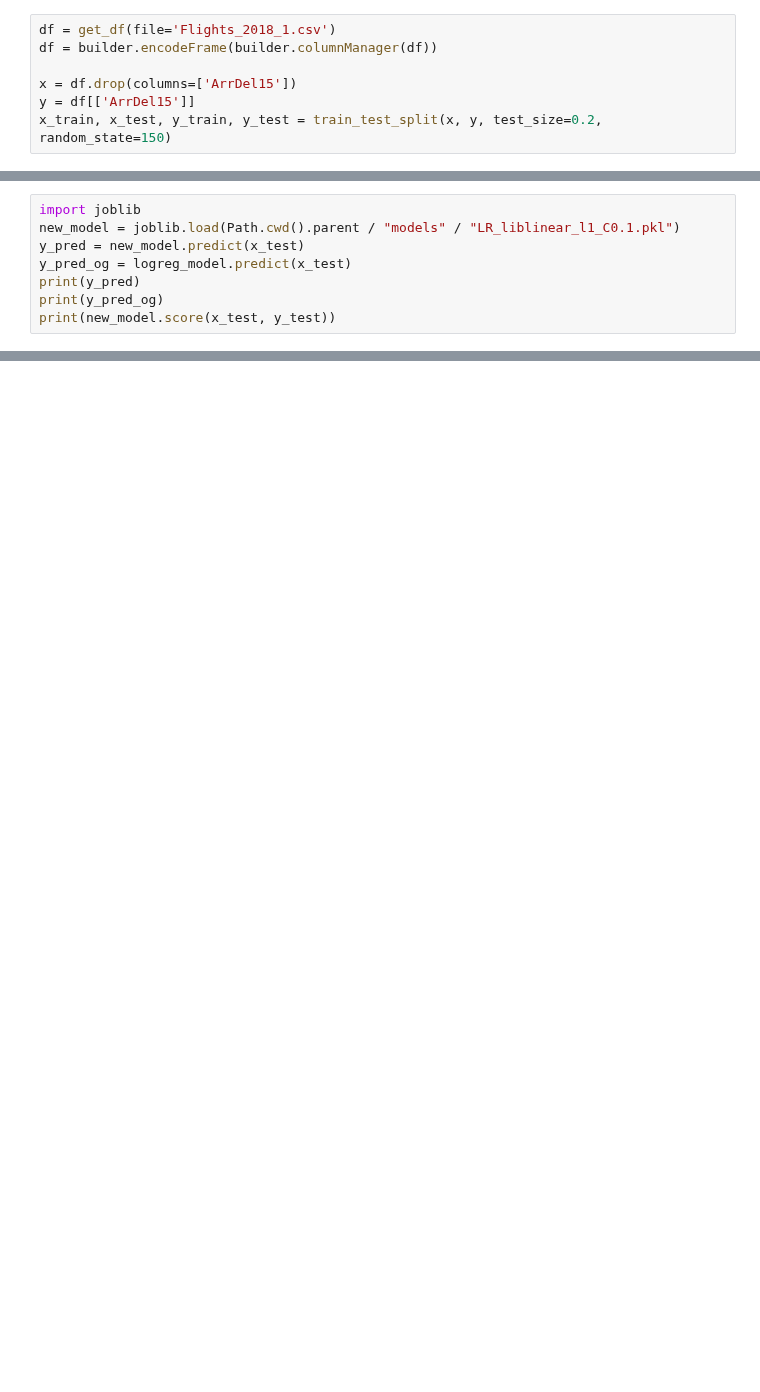
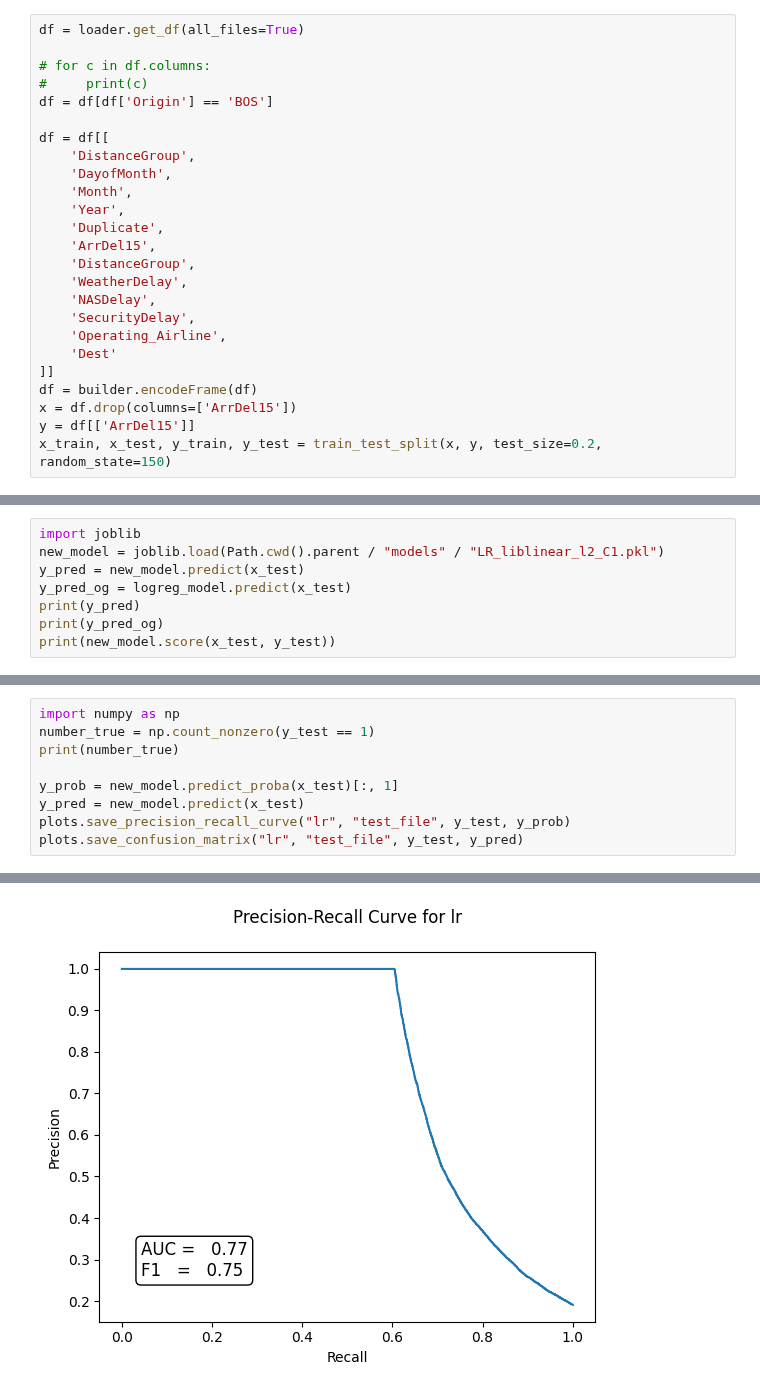
Before and after one commit to Noobify2012/CS6140-final-project, a Jupyter notebook: exploration/test.ipynb, the cells around one changed output, grey strips where cells are left out. Saved outputs shown, nothing was run; the diff lists cells and outputs as text; blank space fills up the shorter version.

```diff
--- a/exploration/test.ipynb
+++ b/exploration/test.ipynb
@@ -25,7 +18,25 @@ True
 # %%
-df = get_df(file='Flights_2018_1.csv')
-df = builder.encodeFrame(builder.columnManager(df))
+df = loader.get_df(all_files=True)
 
+# for c in df.columns:
+#     print(c)
+df = df[df['Origin'] == 'BOS']
+
+df = df[[
+    'DistanceGroup',
+    'DayofMonth',
+    'Month',
+    'Year',
+    'Duplicate',
+    'ArrDel15',
+    'DistanceGroup',
+    'WeatherDelay',
+    'NASDelay',
+    'SecurityDelay',
+    'Operating_Airline',
+    'Dest'
+]]
+df = builder.encodeFrame(df)
 x = df.drop(columns=['ArrDel15'])
 y = df[['ArrDel15']]
 x_train, x_test, y_train, y_test = train_test_split(x, y, test_size=0.2, random_state=150)
@@ -57,6 +88,6 @@ models.save_model(ModelENUM.LR, logreg_model)
 # %%
 import joblib
-new_model = joblib.load(Path.cwd().parent / "models" / "LR_liblinear_l1_C0.1.pkl")
+new_model = joblib.load(Path.cwd().parent / "models" / "LR_liblinear_l2_C1.pkl")
 y_pred = new_model.predict(x_test)
 y_pred_og = logreg_model.predict(x_test)
 print(y_pred)
@@ -93,0 +134,10 @@ plt.show()
+# %%
+import numpy as np
+number_true = np.count_nonzero(y_test == 1)
+print(number_true)
+
+y_prob = new_model.predict_proba(x_test)[:, 1]
+y_pred = new_model.predict(x_test)
+plots.save_precision_recall_curve("lr", "test_file", y_test, y_prob)
+plots.save_confusion_matrix("lr", "test_file", y_test, y_pred)
+# %% [output]
@@ -93,0 +145 @@ plt.show()
+[figure, added]
```
Also changed, not shown: parts of 12 cells of this notebook, 5 other files.
